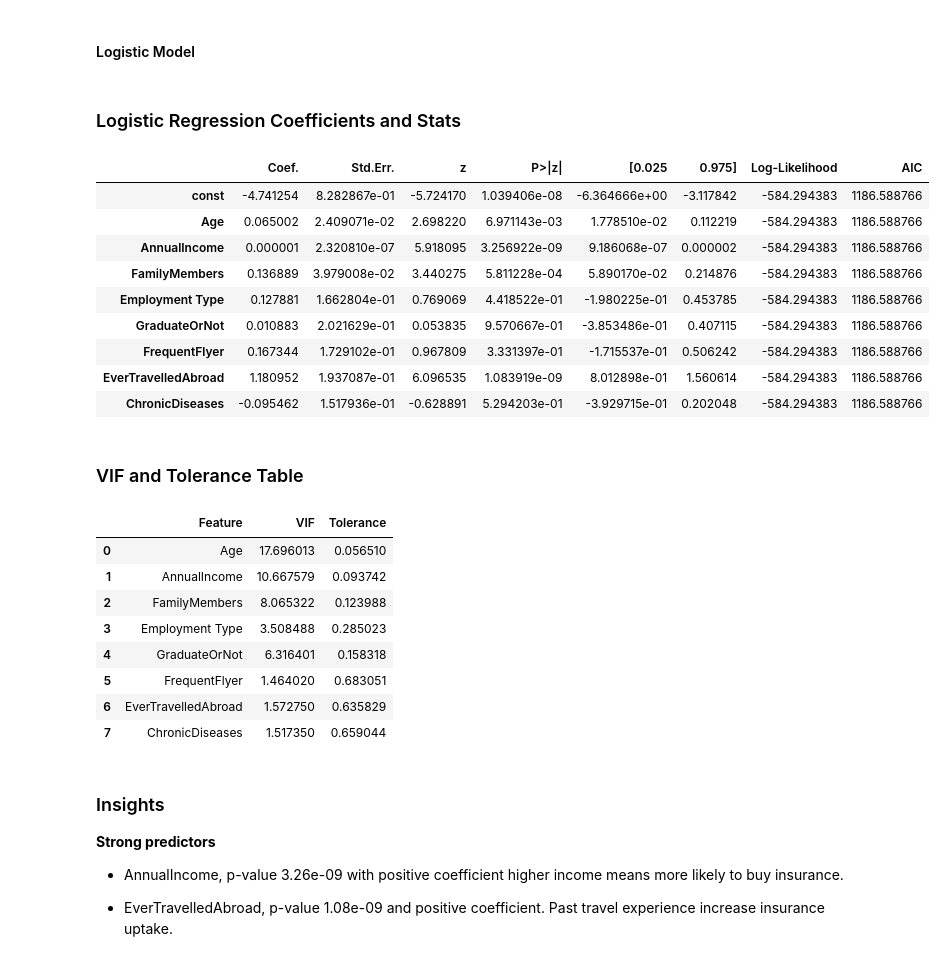
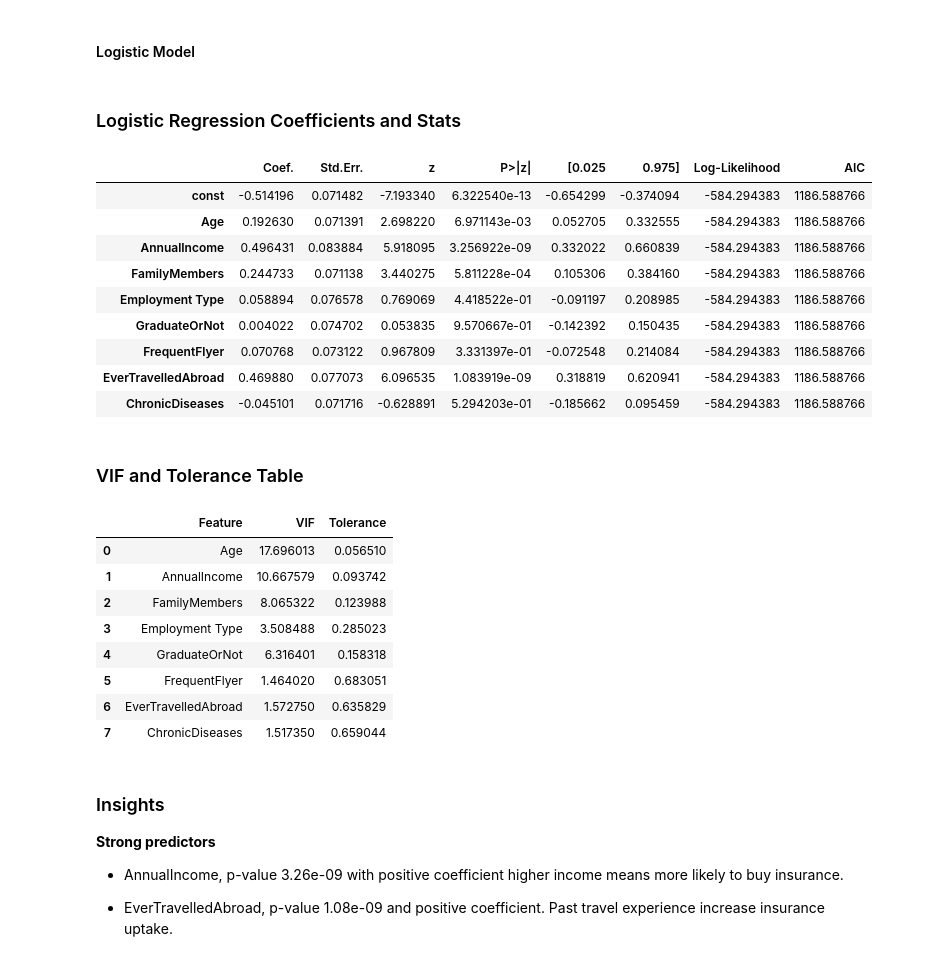
Before and after one commit to bondpapi/Travel-Insurance-Purchase-Prediction-Pipeline, a Jupyter notebook: insurance_prediction.ipynb, the cells around one changed output. Drawn from its saved outputs; the diff is of its cells as text; code cells hidden in the pictures.

```diff
--- a/insurance_prediction.ipynb
+++ b/insurance_prediction.ipynb
@@ -496,12 +596,17 @@ This provides statistically significant evidence that people in the private/self
 # %% [markdown]
 ### Data Processing
 # %%
-
-feature = ['Age', 'AnnualIncome', 'FamilyMembers',
-                'Employment Type', 'GraduateOrNot',
-                'FrequentFlyer', 'EverTravelledAbroad',
-                'ChronicDiseases']
-target = 'TravelInsurance'
+feature = [
+    "Age",
+    "AnnualIncome",
+    "FamilyMembers",
+    "Employment Type",
+    "GraduateOrNot",
+    "FrequentFlyer",
+    "EverTravelledAbroad",
+    "ChronicDiseases",
+]
+target = "TravelInsurance"
 
 X = df_encoded[feature]
 y = df_encoded[target]
@@ -539,42 +644,50 @@ This closely mirrors the original distribution — perfect for fair model evalua
 # %% [markdown]
 #### Logistic Model
 # %%
-X_train_const = sm.add_constant(X_train)
-X_test_const = sm.add_constant(X_test, has_constant='add')
+scaler = StandardScaler()
+X_train_scaled = scaler.fit_transform(X_train)
+X_test_scaled = scaler.transform(X_test)
+
+X_train_scaled = pd.DataFrame(
+    X_train_scaled, columns=X_train.columns, index=X_train.index
+)
+X_test_scaled = pd.DataFrame(X_test_scaled, columns=X_test.columns, index=X_test.index)
+
+X_train_const = sm.add_constant(X_train_scaled)
+X_test_const = sm.add_constant(X_test_scaled, has_constant="add")
 X_test_const = X_test_const[X_train_const.columns]
 
 logit_model = sm.Logit(y_train, X_train_const).fit(disp=False)
 
 summary_df = logit_model.summary2().tables[1]
-model_info = {
-    'Log-Likelihood': logit_model.llf,
-    'AIC': logit_model.aic
-}
-summary_df['Log-Likelihood'] = model_info['Log-Likelihood']
-summary_df['AIC'] = model_info['AIC']
+model_info = {"Log-Likelihood": logit_model.llf, "AIC": logit_model.aic}
+summary_df["Log-Likelihood"] = model_info["Log-Likelihood"]
+summary_df["AIC"] = model_info["AIC"]
 
 vif_data = pd.DataFrame()
-vif_data['Feature'] = X_train.columns
-vif_data['VIF'] = [variance_inflation_factor(X_train.values, i) for i in range(X_train.shape[1])]
-vif_data['Tolerance'] = 1 / vif_data['VIF']
+vif_data["Feature"] = X_train.columns
+vif_data["VIF"] = [
+    variance_inflation_factor(X_train.values, i) for i in range(X_train.shape[1])
+]
+vif_data["Tolerance"] = 1 / vif_data["VIF"]
 
 display(HTML("<h3>Logistic Regression Coefficients and Stats</h3>"))
 display(summary_df)
 
 display(HTML("<h3>VIF and Tolerance Table</h3>"))
 display(vif_data)
 # %% [output]
 Logistic Regression Coefficients and Stats
 |  | Coef. | Std.Err. | z | P>|z| | [0.025 | 0.975] | Log-Likelihood | AIC |
-| const | -4.741254 | 8.282867e-01 | -5.724170 | 1.039406e-08 | -6.364666e+00 | -3.117842 | -584.294383 | 1186.588766 |
-| Age | 0.065002 | 2.409071e-02 | 2.698220 | 6.971143e-03 | 1.778510e-02 | 0.112219 | -584.294383 | 1186.588766 |
-| AnnualIncome | 0.000001 | 2.320810e-07 | 5.918095 | 3.256922e-09 | 9.186068e-07 | 0.000002 | -584.294383 | 1186.588766 |
-| FamilyMembers | 0.136889 | 3.979008e-02 | 3.440275 | 5.811228e-04 | 5.890170e-02 | 0.214876 | -584.294383 | 1186.588766 |
-| Employment Type | 0.127881 | 1.662804e-01 | 0.769069 | 4.418522e-01 | -1.980225e-01 | 0.453785 | -584.294383 | 1186.588766 |
-| GraduateOrNot | 0.010883 | 2.021629e-01 | 0.053835 | 9.570667e-01 | -3.853486e-01 | 0.407115 | -584.294383 | 1186.588766 |
-| FrequentFlyer | 0.167344 | 1.729102e-01 | 0.967809 | 3.331397e-01 | -1.715537e-01 | 0.506242 | -584.294383 | 1186.588766 |
-| EverTravelledAbroad | 1.180952 | 1.937087e-01 | 6.096535 | 1.083919e-09 | 8.012898e-01 | 1.560614 | -584.294383 | 1186.588766 |
-| ChronicDiseases | -0.095462 | 1.517936e-01 | -0.628891 | 5.294203e-01 | -3.929715e-01 | 0.202048 | -584.294383 | 1186.588766 |
+| const | -0.514196 | 0.071482 | -7.193340 | 6.322540e-13 | -0.654299 | -0.374094 | -584.294383 | 1186.588766 |
+| Age | 0.192630 | 0.071391 | 2.698220 | 6.971143e-03 | 0.052705 | 0.332555 | -584.294383 | 1186.588766 |
+| AnnualIncome | 0.496431 | 0.083884 | 5.918095 | 3.256922e-09 | 0.332022 | 0.660839 | -584.294383 | 1186.588766 |
+| FamilyMembers | 0.244733 | 0.071138 | 3.440275 | 5.811228e-04 | 0.105306 | 0.384160 | -584.294383 | 1186.588766 |
+| Employment Type | 0.058894 | 0.076578 | 0.769069 | 4.418522e-01 | -0.091197 | 0.208985 | -584.294383 | 1186.588766 |
+| GraduateOrNot | 0.004022 | 0.074702 | 0.053835 | 9.570667e-01 | -0.142392 | 0.150435 | -584.294383 | 1186.588766 |
+| FrequentFlyer | 0.070768 | 0.073122 | 0.967809 | 3.331397e-01 | -0.072548 | 0.214084 | -584.294383 | 1186.588766 |
+| EverTravelledAbroad | 0.469880 | 0.077073 | 6.096535 | 1.083919e-09 | 0.318819 | 0.620941 | -584.294383 | 1186.588766 |
+| ChronicDiseases | -0.045101 | 0.071716 | -0.628891 | 5.294203e-01 | -0.185662 | 0.095459 | -584.294383 | 1186.588766 |
 VIF and Tolerance Table
 |  | Feature | VIF | Tolerance |
 | 0 | Age | 17.696013 | 0.056510 |
```
Also changed, not shown: parts of 58 cells of this notebook.
